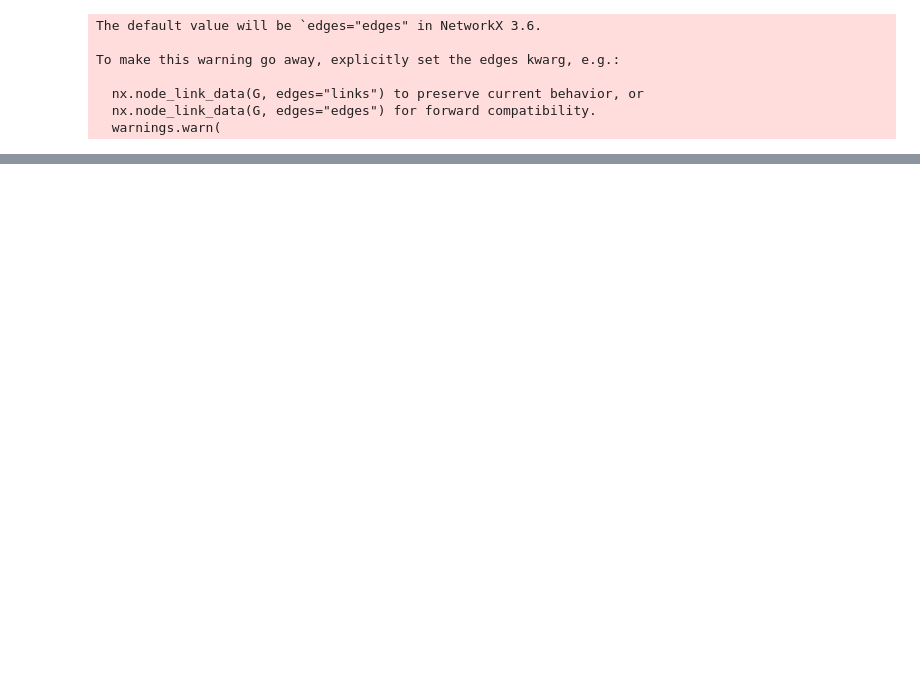
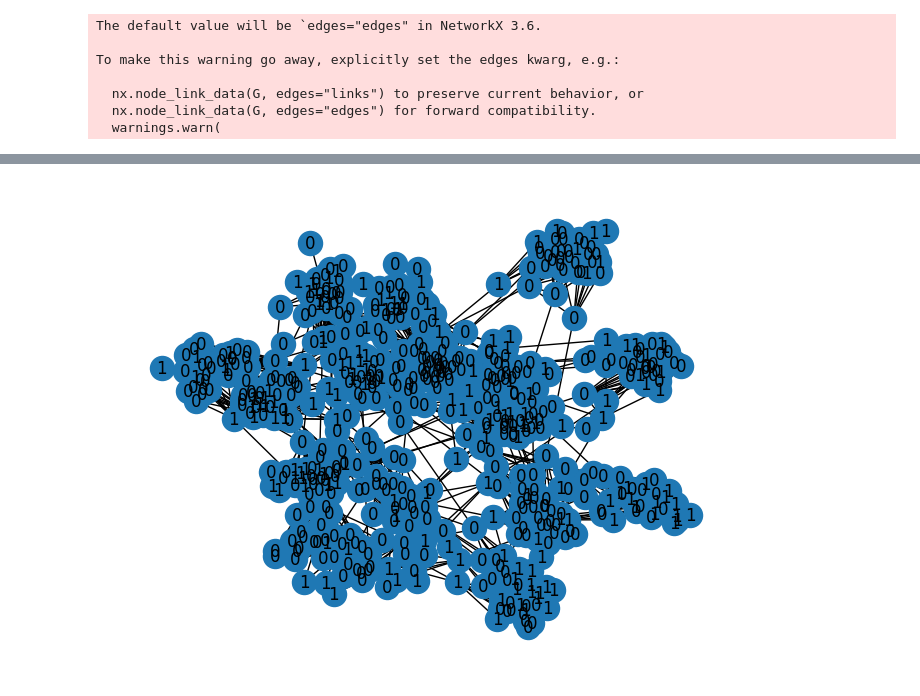
Before and after one commit to Fabri000/Misinformation-Detection-with-GNN-models, a Jupyter notebook: advanced-sintetich-graph-notebook.ipynb, the cells around one changed output, grey strips where cells are left out. Drawn from its saved outputs; the diff is of its cells as text; code cells hidden in the pictures; blank space fills up the shorter version.

Commit message:
added method to draw predicted label and original

```diff
--- a/advanced-sintetich-graph-notebook.ipynb
+++ b/advanced-sintetich-graph-notebook.ipynb
@@ -350,0 +377,4 @@ write_to_json([g],path='test.json')
+# %%
+AdvancedGraphCreator.draw_graph_with_label(GS[1])
+# %% [output]
+[figure, added]
```
Also changed, not shown: parts of 7 cells of this notebook, 1 other file.
